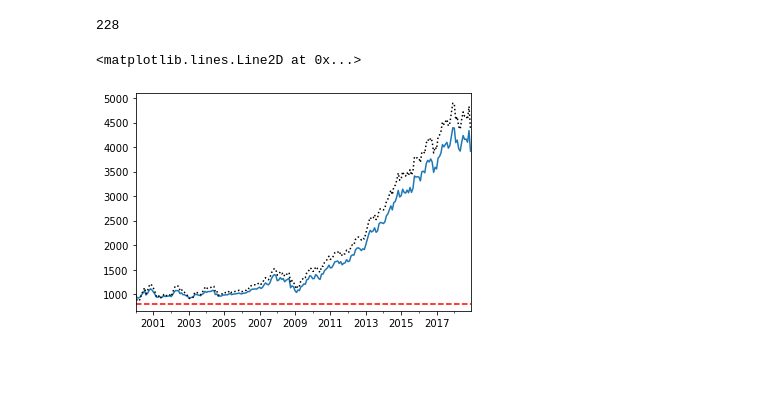
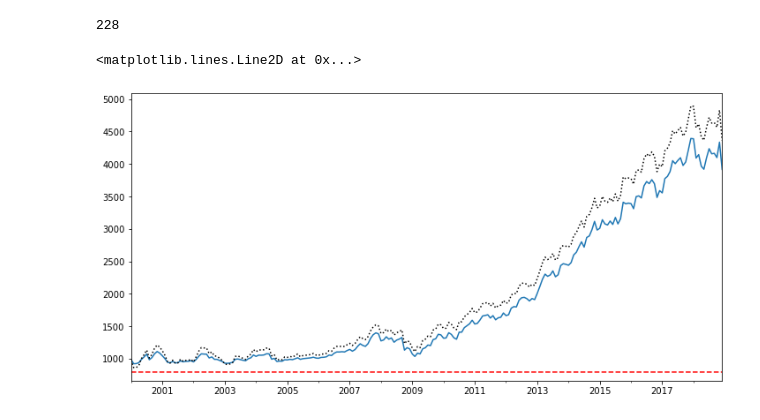
Before and after one commit to Van-Vu/portforlio-construction, a Jupyter notebook: 1-Introduction/Week 3/Lab 2 - CPPI.ipynb, the cells around one changed output. Cells and saved outputs as stored; diff of their text form; code cells hidden in the pictures; blank space fills up the shorter version.

```diff
--- a/1-Introduction/Week 3/Lab 2 - CPPI.ipynb
+++ b/1-Introduction/Week 3/Lab 2 - CPPI.ipynb
@@ -60,9 +57,9 @@ for month in range(months):
     risky_wealth = initial_wealth*(1+risky_assets).cumprod()
 # %%
 ind = "Beer"
-ax = account_history[ind].plot()
+ax = account_history[ind].plot(figsize=(12,6))
 risky_wealth[ind].plot(style="k:")
 ax.axhline(y=floor_value, color='r', linestyle='--')
 # %% [output]
 <matplotlib.lines.Line2D at 0x...>
-[figure, old version]
+[figure, new version]
```
Also changed, not shown: parts of 10 cells of this notebook, 2 other files.
